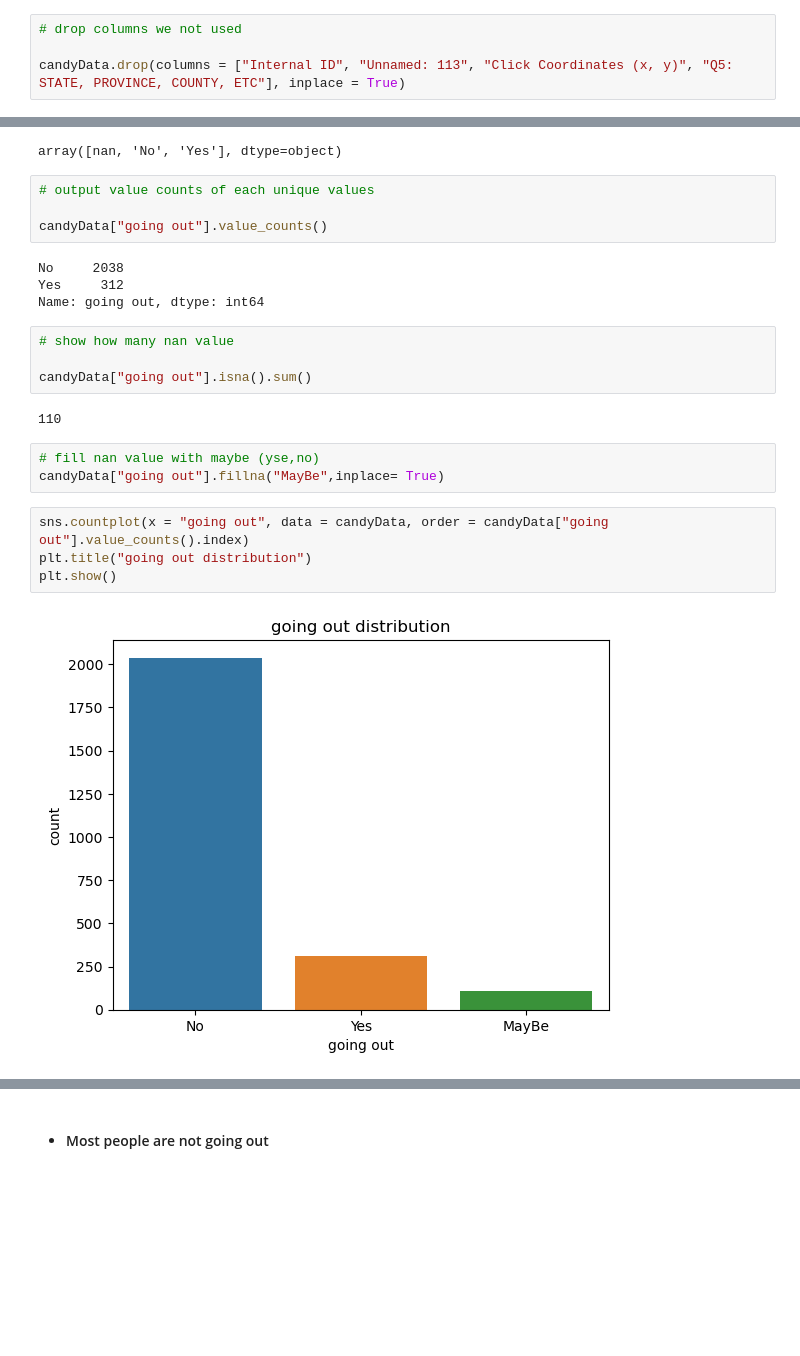
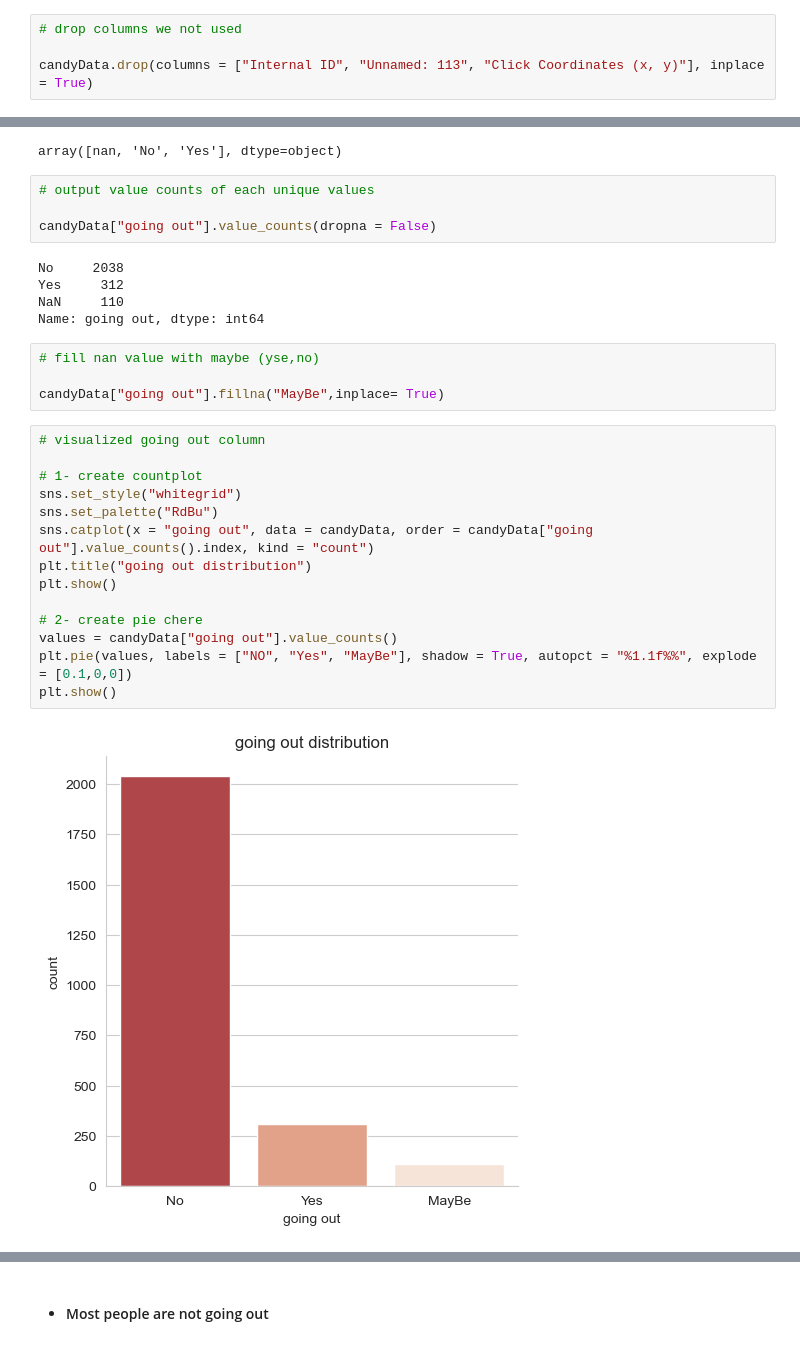
Before and after one commit to Ahmedabbas75/Candy-Hierarchy-Analysis-Task, a Jupyter notebook: Analysis-Code.ipynb, the cells around one changed output, grey strips where cells are left out. Cells and saved outputs as stored; diff of their text form; blank space fills up the shorter version.

Commit message:
Completed Exploratory Data Analysis

```diff
--- a/Analysis-Code.ipynb
+++ b/Analysis-Code.ipynb
@@ -107,5 +97,5 @@ Column Q12: MEDIA [Yahoo] contains 2393 nan value
 # %%
 # drop columns we not used
 
-candyData.drop(columns = ["Internal ID", "Unnamed: 113", "Click Coordinates (x, y)", "Q5: STATE, PROVINCE, COUNTY, ETC"], inplace = True)
+candyData.drop(columns = ["Internal ID", "Unnamed: 113", "Click Coordinates (x, y)"], inplace = True)
 # %%
@@ -147,23 +133,29 @@ array([nan, 'No', 'Yes'], dtype=object)
 # %%
 # output value counts of each unique values
 
-candyData["going out"].value_counts()
+candyData["going out"].value_counts(dropna = False)
 # %% [output]
 No     2038
 Yes     312
+NaN     110
 Name: going out, dtype: int64
-# %%
-# show how many nan value
-
-candyData["going out"].isna().sum()
-# %% [output]
-110
 # %%
 # fill nan value with maybe (yse,no)
+
 candyData["going out"].fillna("MayBe",inplace= True)
 # %%
-sns.countplot(x = "going out", data = candyData, order = candyData["going out"].value_counts().index)
+# visualized going out column
+
+# 1- create countplot
+sns.set_style("whitegrid")
+sns.set_palette("RdBu")
+sns.catplot(x = "going out", data = candyData, order = candyData["going out"].value_counts().index, kind = "count")
 plt.title("going out distribution")
 plt.show()
+
+# 2- create pie chere
+values = candyData["going out"].value_counts()
+plt.pie(values, labels = ["NO", "Yes", "MayBe"], shadow = True, autopct = "%1.1f%%", explode = [0.1,0,0])
+plt.show()
 # %% [output]
-[figure, old version]
+[figure, new version]
```
Also changed, not shown: parts of 98 cells of this notebook.
